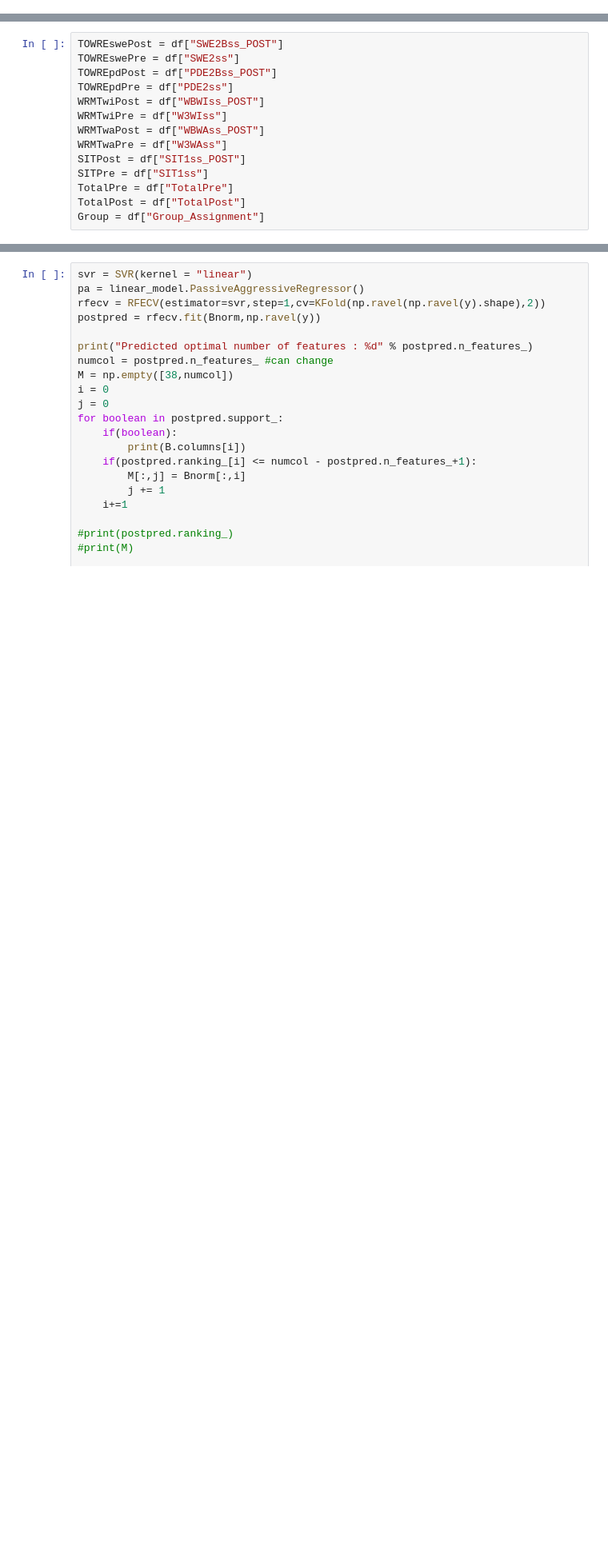
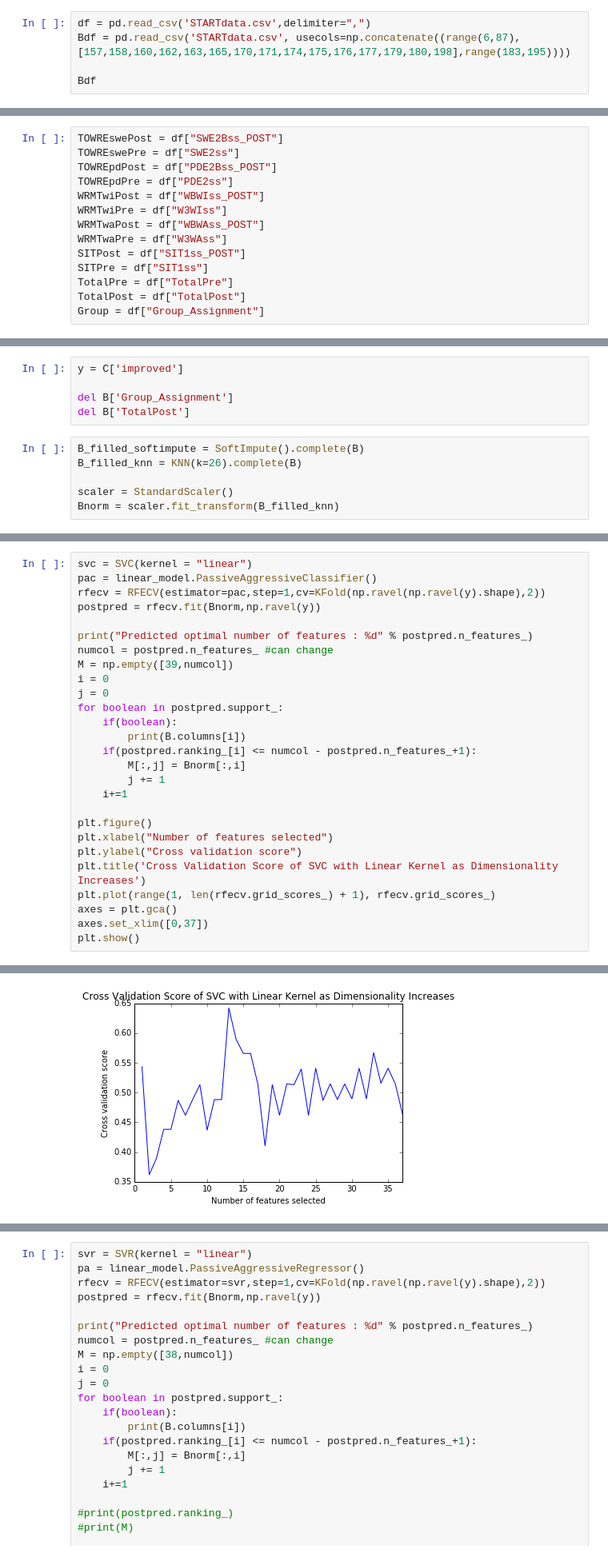
Before and after one commit to vickiew/START, a Jupyter notebook: STARTstudy.ipynb, the cells around one changed output, grey strips where cells are left out. Shown at 80% size. Saved outputs shown, nothing was run; the diff lists cells and outputs as text; blank space fills up the shorter version.

Commit message:
Working on classifier.

```diff
--- a/STARTstudy.ipynb
+++ b/STARTstudy.ipynb
@@ -52,0 +32,5 @@ df
+# %%
+df = pd.read_csv('STARTdata.csv',delimiter=",")
+Bdf = pd.read_csv('STARTdata.csv', usecols=np.concatenate((range(6,87),[157,158,160,162,163,165,170,171,174,175,176,177,179,180,198],range(183,195))))
+
+Bdf
@@ -223,0 +203,11 @@ t_stat = mean_diff/standard_error
+# %%
+y = C['improved']
+
+del B['Group_Assignment']
+del B['TotalPost']
+# %%
+B_filled_softimpute = SoftImpute().complete(B)
+B_filled_knn = KNN(k=26).complete(B)
+
+scaler = StandardScaler()
+Bnorm = scaler.fit_transform(B_filled_knn)
@@ -223,0 +232,28 @@ t_stat = mean_diff/standard_error
+# %%
+svc = SVC(kernel = "linear")
+pac = linear_model.PassiveAggressiveClassifier()
+rfecv = RFECV(estimator=pac,step=1,cv=KFold(np.ravel(np.ravel(y).shape),2))
+postpred = rfecv.fit(Bnorm,np.ravel(y))
+
+print("Predicted optimal number of features : %d" % postpred.n_features_)
+numcol = postpred.n_features_ #can change
+M = np.empty([39,numcol])
+i = 0
+j = 0
+for boolean in postpred.support_:
+    if(boolean):
+        print(B.columns[i])
+    if(postpred.ranking_[i] <= numcol - postpred.n_features_+1):
+        M[:,j] = Bnorm[:,i]
+        j += 1
+    i+=1
+
+plt.figure()
+plt.xlabel("Number of features selected")
+plt.ylabel("Cross validation score")
+plt.title('Cross Validation Score of SVC with Linear Kernel as Dimensionality Increases')
+plt.plot(range(1, len(rfecv.grid_scores_) + 1), rfecv.grid_scores_)
+axes = plt.gca()
+axes.set_xlim([0,37])
+plt.show()
+# %% [output]
@@ -223,0 +274 @@ t_stat = mean_diff/standard_error
+[figure, added]
```
Also changed, not shown: parts of 22 cells of this notebook, 1 other file.
